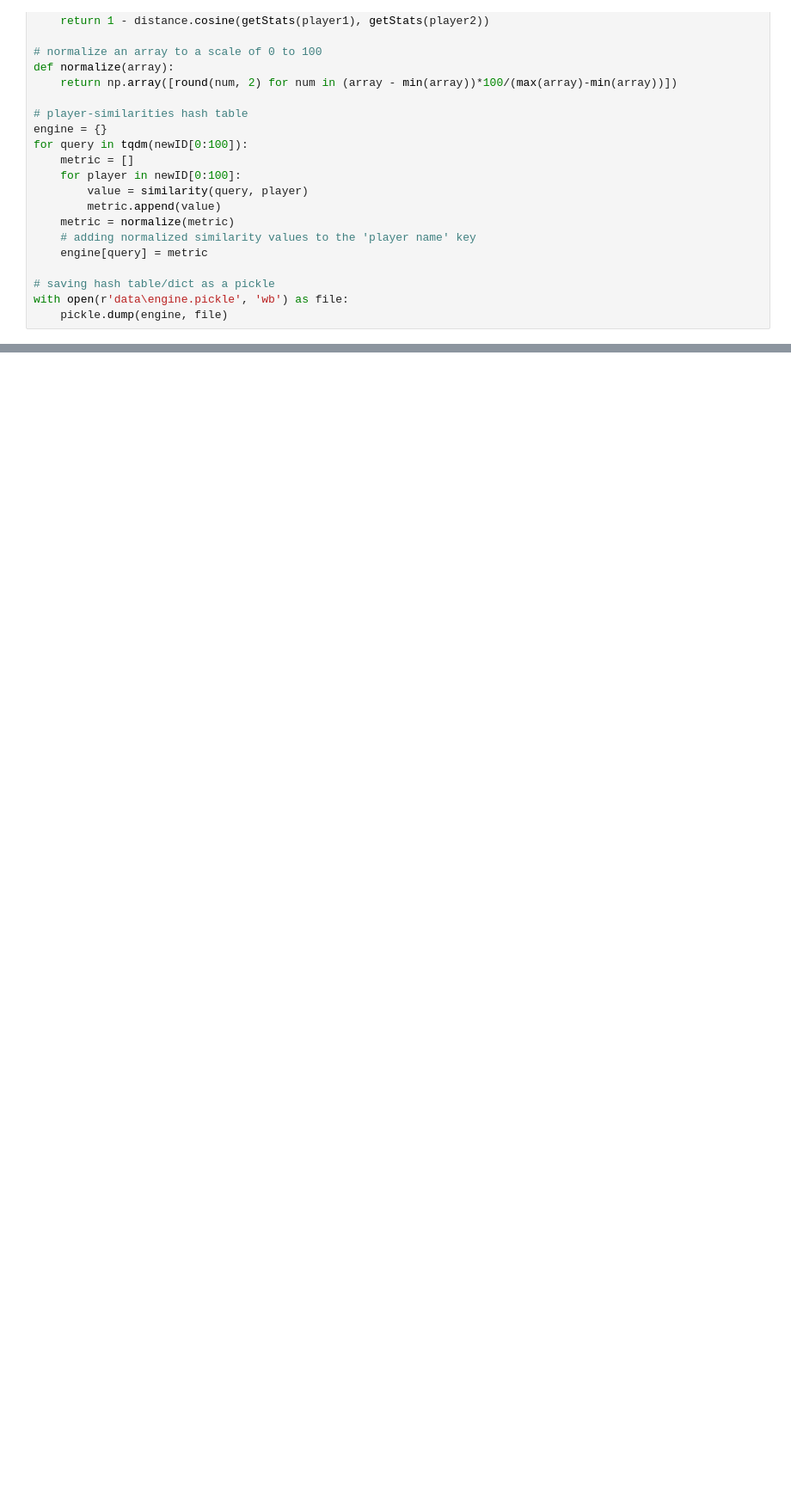
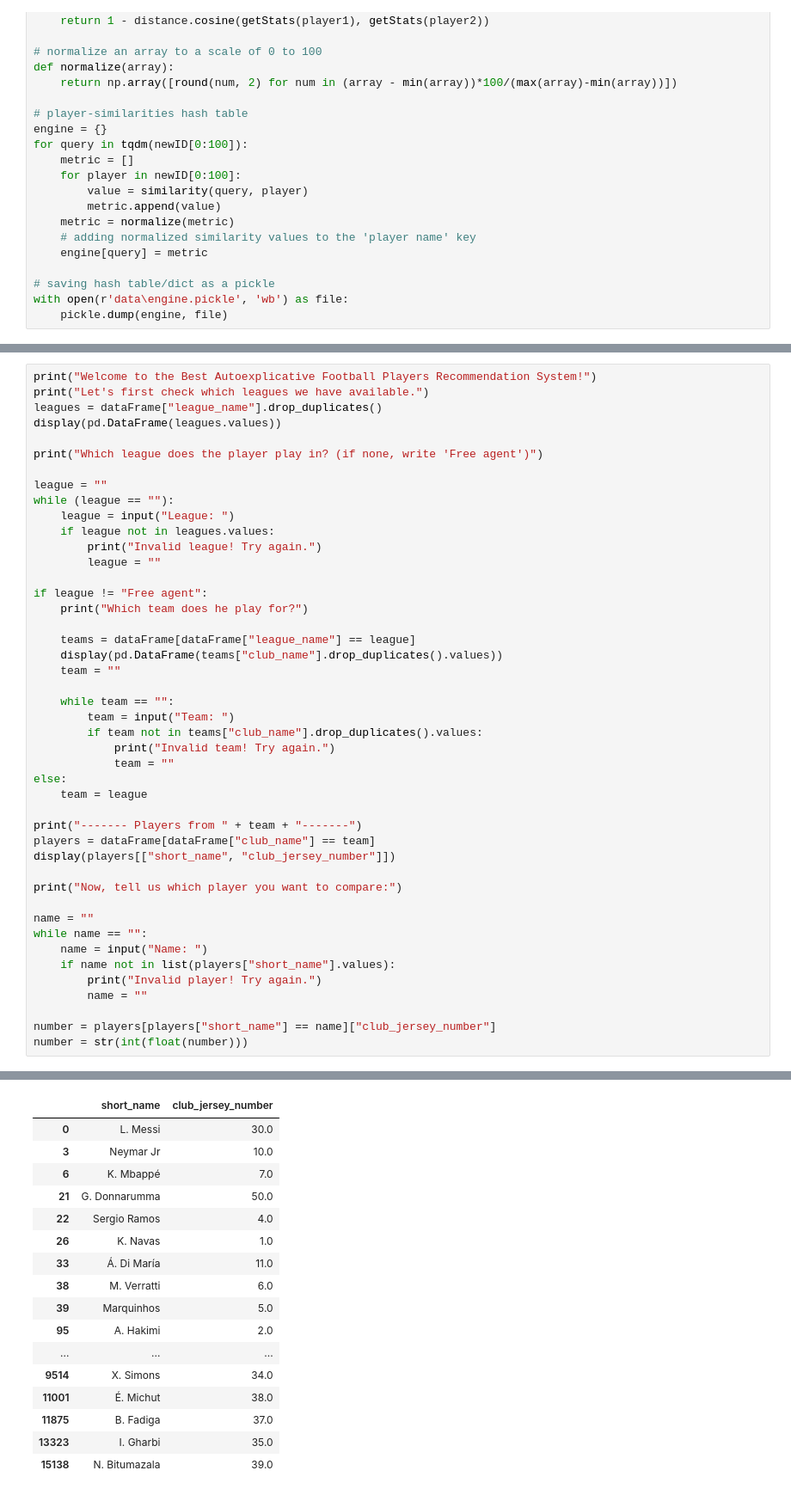
Before and after one commit to DMeneses01/IACH-project, a Jupyter notebook: code/recsys_football.ipynb, the cells around one changed output, grey strips where cells are left out. Shown: that part at 86% size. Drawn from its saved outputs; the diff is of its cells as text; blank space fills up the shorter version.

```diff
--- a/code/recsys_football.ipynb
+++ b/code/recsys_football.ipynb
@@ -305,0 +300,46 @@ print(len(dataToComp))
+# %%
+print("Welcome to the Best Autoexplicative Football Players Recommendation System!")
+print("Let's first check which leagues we have available.")
+leagues = dataFrame["league_name"].drop_duplicates()
+display(pd.DataFrame(leagues.values))
+
+print("Which league does the player play in? (if none, write 'Free agent')")
+
+league = ""
+while (league == ""):
+    league = input("League: ")
+    if league not in leagues.values:
+        print("Invalid league! Try again.")
+        league = ""
+
+if league != "Free agent":
+    print("Which team does he play for?")
+
+    teams = dataFrame[dataFrame["league_name"] == league]
+    display(pd.DataFrame(teams["club_name"].drop_duplicates().values))
+    team = ""
+
+    while team == "":
+        team = input("Team: ")
+        if team not in teams["club_name"].drop_duplicates().values:
+            print("Invalid team! Try again.")
+            team = ""
+else:
+    team = league
+
+print("------- Players from " + team + "-------")
+players = dataFrame[dataFrame["club_name"] == team]
+display(players[["short_name", "club_jersey_number"]])
+
+print("Now, tell us which player you want to compare:")
+
+name = ""
+while name == "":
+    name = input("Name: ")
+    if name not in list(players["short_name"].values):
+        print("Invalid player! Try again.")
+        name = ""
+
+number = players[players["short_name"] == name]["club_jersey_number"]
+number = str(int(float(number)))
+# %% [output]
@@ -305,0 +385,17 @@ print(len(dataToComp))
+|  | short_name | club_jersey_number |
+| 0 | L. Messi | 30.0 |
+| 3 | Neymar Jr | 10.0 |
+| 6 | K. Mbappé | 7.0 |
+| 21 | G. Donnarumma | 50.0 |
+| 22 | Sergio Ramos | 4.0 |
+| 26 | K. Navas | 1.0 |
+| 33 | Á. Di María | 11.0 |
+| 38 | M. Verratti | 6.0 |
+| 39 | Marquinhos | 5.0 |
+| 95 | A. Hakimi | 2.0 |
+| ... | ... | ... |
+| 9514 | X. Simons | 34.0 |
+| 11001 | É. Michut | 38.0 |
+| 11875 | B. Fadiga | 37.0 |
+| 13323 | I. Gharbi | 35.0 |
+| 15138 | N. Bitumazala | 39.0 |
```
Also changed, not shown: parts of 10 cells of this notebook.
